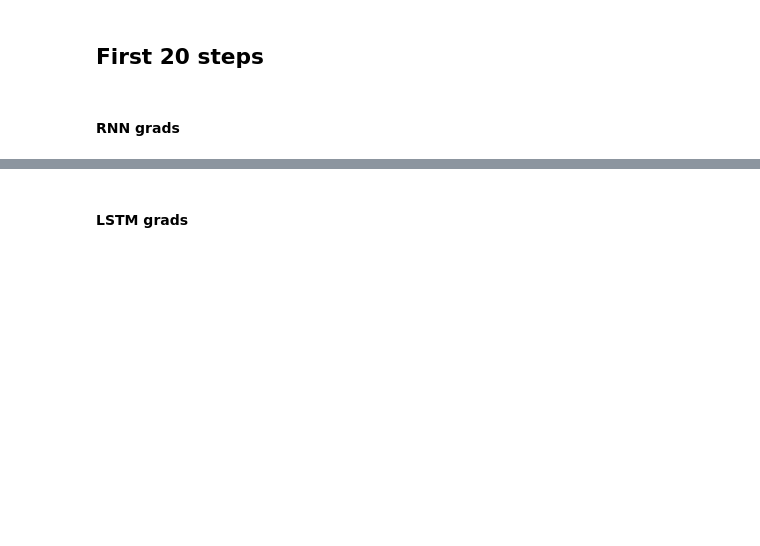
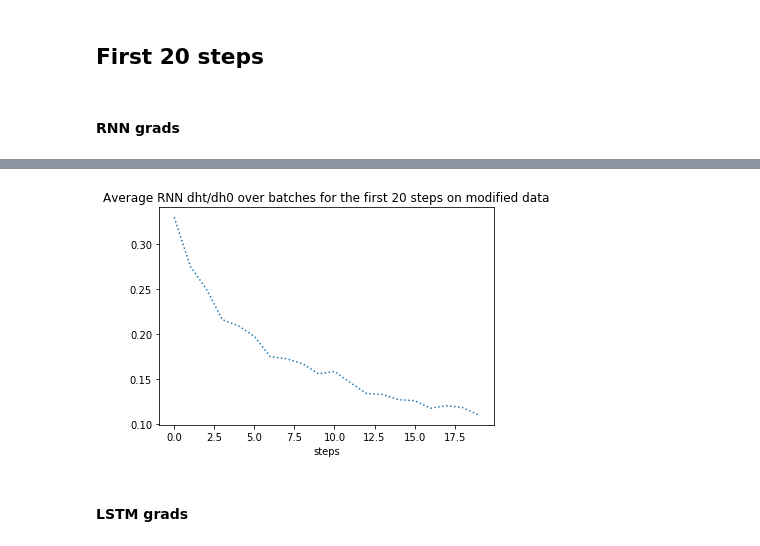
Before and after one commit to DagonArises/VGP-illustration, a Jupyter notebook: VGP_4_LSTMgrads_copy.ipynb, the cells around one changed output, grey strips where cells are left out. Saved outputs shown, nothing was run; the diff lists cells and outputs as text; code cells hidden in the pictures; blank space fills up the shorter version.

```diff
--- a/VGP_4_LSTMgrads_copy.ipynb
+++ b/VGP_4_LSTMgrads_copy.ipynb
@@ -396,7 +99,7 @@ I swear, you're extremely stupid and oblivious. Open your eyes, unless you need
 # %%
 xm= sentences_mod['comment_text']; ym= sentences_mod['toxic']
 # Tokenise data
-tok_m= text.Tokenizer(num_words= None)
+tok_m= text.Tokenizer()
 tok_m.fit_on_texts(list(xm))
 input_dim_m= len(tok_m.word_index)+1
 input_length_m= sentences_half['comment_text'].apply(lambda x: len(str(x).split())).max()
@@ -501,15 +204,12 @@ _________________________________________________________________
 # %% [markdown]
 #### RNN grads
 # %%
-ds = tf.data.Dataset.from_tensor_slices((longmod_pad[:50], ym[:50])).batch(50)
-
+ds = tf.data.Dataset.from_tensor_slices((longmod_pad[:100], ym[:100])).batch(100)
 @tf.function
 def calculate_t_gradients(t, x, h0):
     return tf.gradients(model_rnn_mod(x)[:,t,:], h0)
-
-grads_allsteps = []
 for b, (x_batch_train, y_batch_train) in enumerate(ds):
-    for t in range(2):
-        grads_allsteps.append(calculate_t_gradients(t, x_batch_train, h0))
-        print('Step', t+1, 'Done')
+    t= 0
+    grad= calculate_t_gradients(t, x_batch_train, h0)
+    print(grad)
 # %% [output]
@@ -522,12 +230,12 @@ dhtdh0_all
 # %%
-ds = tf.data.Dataset.from_tensor_slices((longmod_pad, ym)).batch(50)
+ds = tf.data.Dataset.from_tensor_slices((longmod_pad, ym)).batch(100)
 
 @tf.function
 # Compute gradients
 def compute_dht_dh0(t, x, h0):
     return tf.gradients(model_rnn_mod(x)[:,t,:], h0)
 
-n_b = int(longmod_pad.shape[0]/ 50)  # 800 batches
+n_b = int(longmod_pad.shape[0]/ 100)  # 400 batches
 n_steps = 20   # look up only the first and last 20 steps
 
 dhtdh0_all= tf.zeros([n_b, n_steps])
@@ -549,10 +273,12 @@ TypeError: bad operand type for abs(): 'NoneType'
 # %%
 # Mean absolute gradients over steps
 steps_20= [t for t in range(20)]
 plt.plot(steps_20, dhtdh0_agg, linestyle= 'dotted')
-plt.title('Average RNN dht/dh0 over batches for the first 20 steps')
+plt.title('Average RNN dht/dh0 over batches for the first 20 steps on modified data')
 plt.xlabel('steps')
-plt.show()
+plt.savefig('/Users/necromancerchenmy/Desktop/honours_thesis/thesis/thesis_proposal/thesis proposal/rnn_dhtdh0_20_mod.png')
+# %% [output]
+[figure, added]
 # %% [markdown]
 #### LSTM grads
 # %%
```
Also changed, not shown: parts of 29 cells of this notebook.
